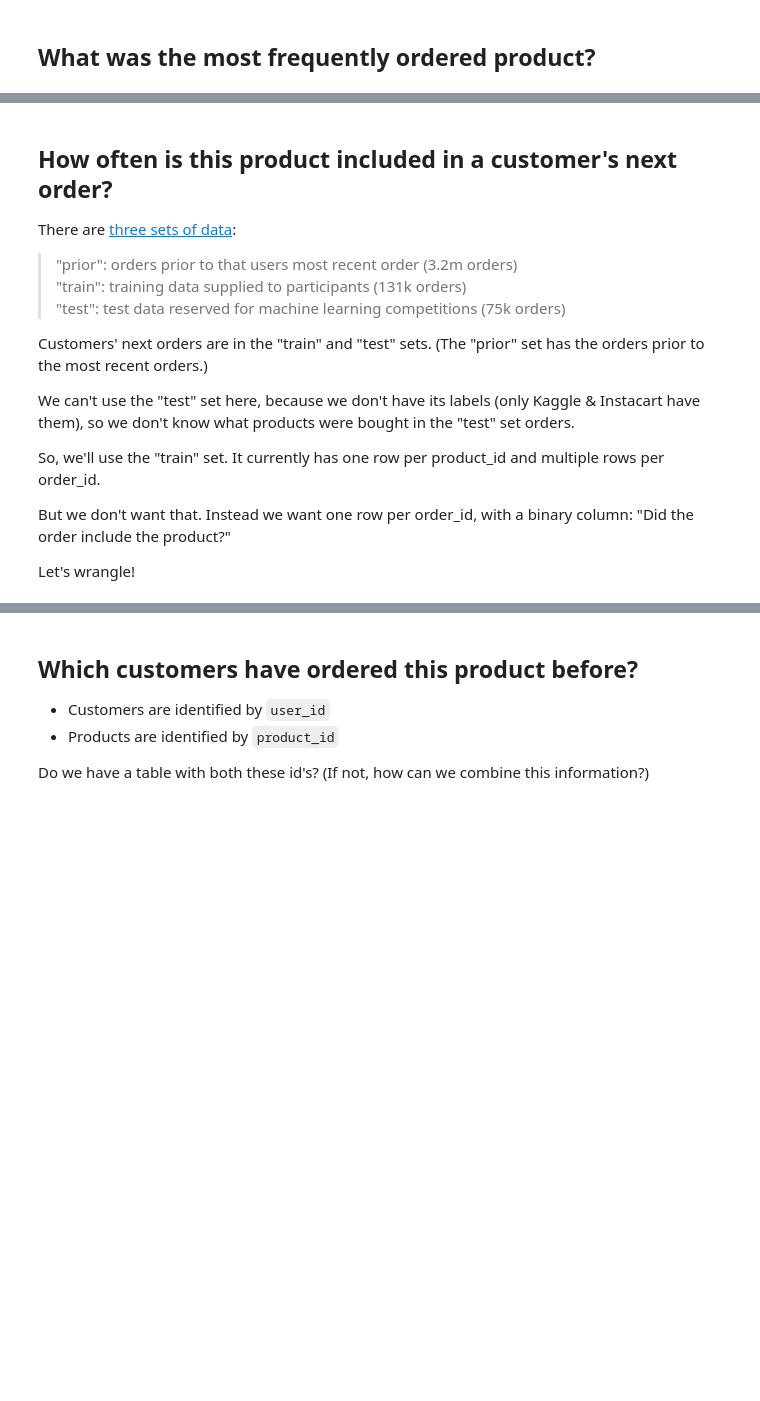
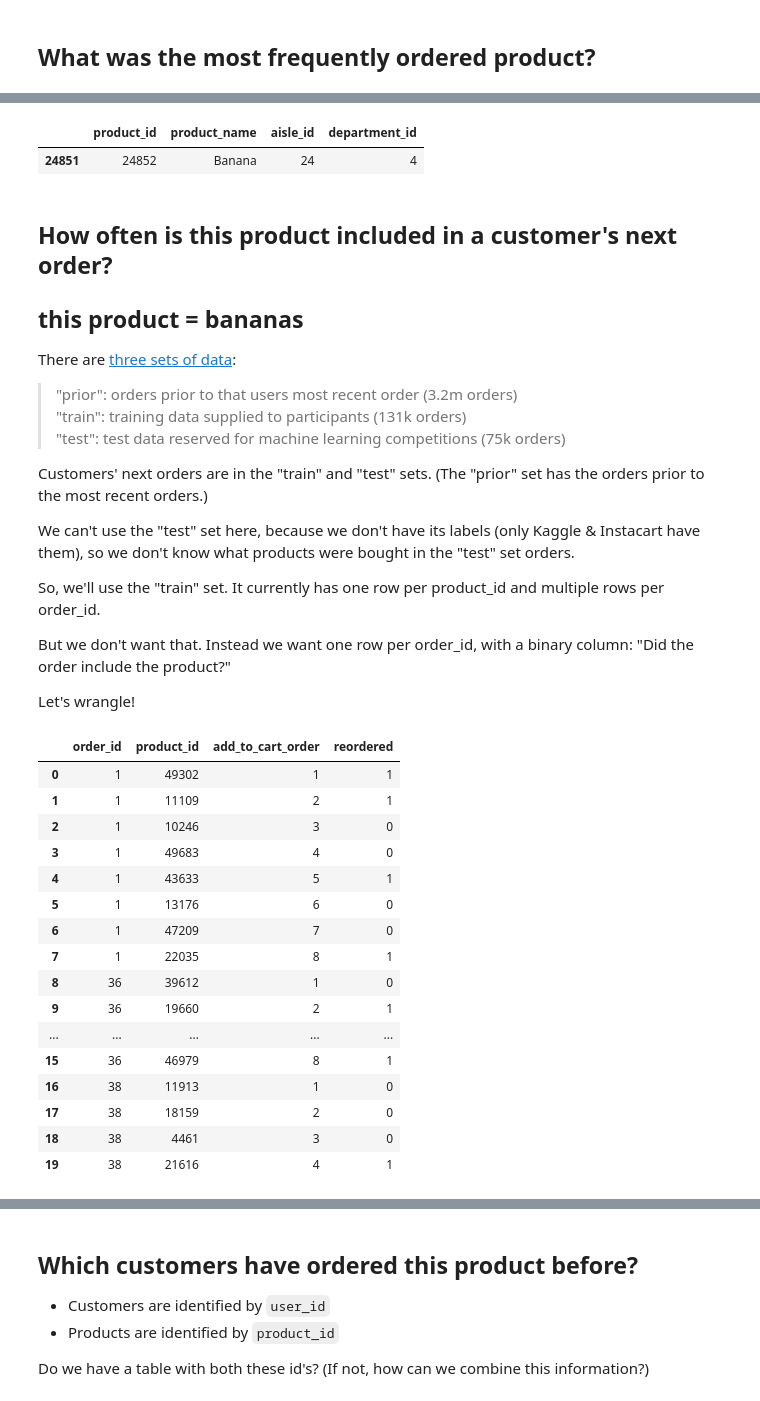
Before and after one commit to bloominstituteoftechnology/DS-Unit-2-Applied-Modeling, a Jupyter notebook: module2/LS_DS_232.ipynb, the cells around one changed output, grey strips where cells are left out. Drawn from its saved outputs; the diff is of its cells as text; code cells hidden in the pictures; blank space fills up the shorter version.

```diff
--- a/module2/LS_DS_232.ipynb
+++ b/module2/LS_DS_232.ipynb
@@ -77,5 +274,12 @@ Which product? How about **the most frequently ordered product?**
+# %%
+products[products['product_id'] == prior['product_id'].mode()[0]]
+# %% [output]
+|  | product_id | product_name | aisle_id | department_id |
+| 24851 | 24852 | Banana | 24 | 4 |
 # %% [markdown]
 ## How often is this product included in a customer's next order?
+
+## this product = bananas
 
 There are [three sets of data](https://gist.github.com/jeremystan/c3b39d947d9b88b3ccff3147dbcf6c6b):
 
@@ -92,3 +296,23 @@ So, we'll use the "train" set. It currently has one row per product_id and multi
 But we don't want that. Instead we want one row per order_id, with a binary column: "Did the order include the product?"
 
 Let's wrangle!
+# %%
+train.head(20)
+# %% [output]
+|  | order_id | product_id | add_to_cart_order | reordered |
+| 0 | 1 | 49302 | 1 | 1 |
+| 1 | 1 | 11109 | 2 | 1 |
+| 2 | 1 | 10246 | 3 | 0 |
+| 3 | 1 | 49683 | 4 | 0 |
+| 4 | 1 | 43633 | 5 | 1 |
+| 5 | 1 | 13176 | 6 | 0 |
+| 6 | 1 | 47209 | 7 | 0 |
+| 7 | 1 | 22035 | 8 | 1 |
+| 8 | 36 | 39612 | 1 | 0 |
+| 9 | 36 | 19660 | 2 | 1 |
+| ... | ... | ... | ... | ... |
+| 15 | 36 | 46979 | 8 | 1 |
+| 16 | 38 | 11913 | 1 | 0 |
+| 17 | 38 | 18159 | 2 | 0 |
+| 18 | 38 | 4461 | 3 | 0 |
+| 19 | 38 | 21616 | 4 | 1 |
```
Also changed, not shown: parts of 66 cells of this notebook.
